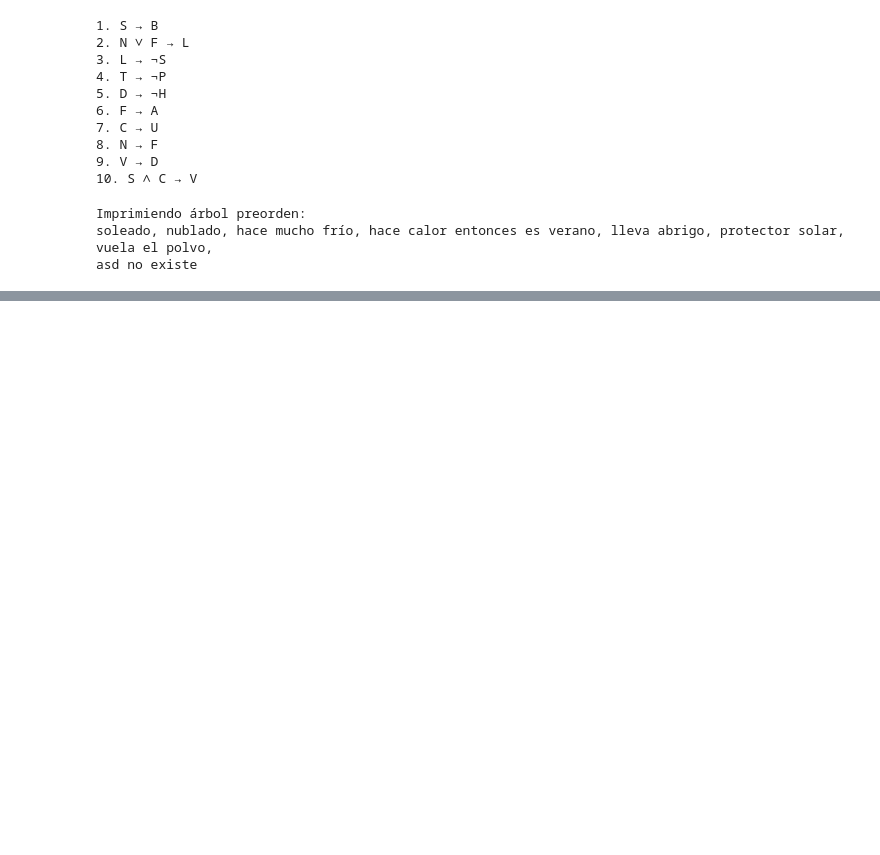
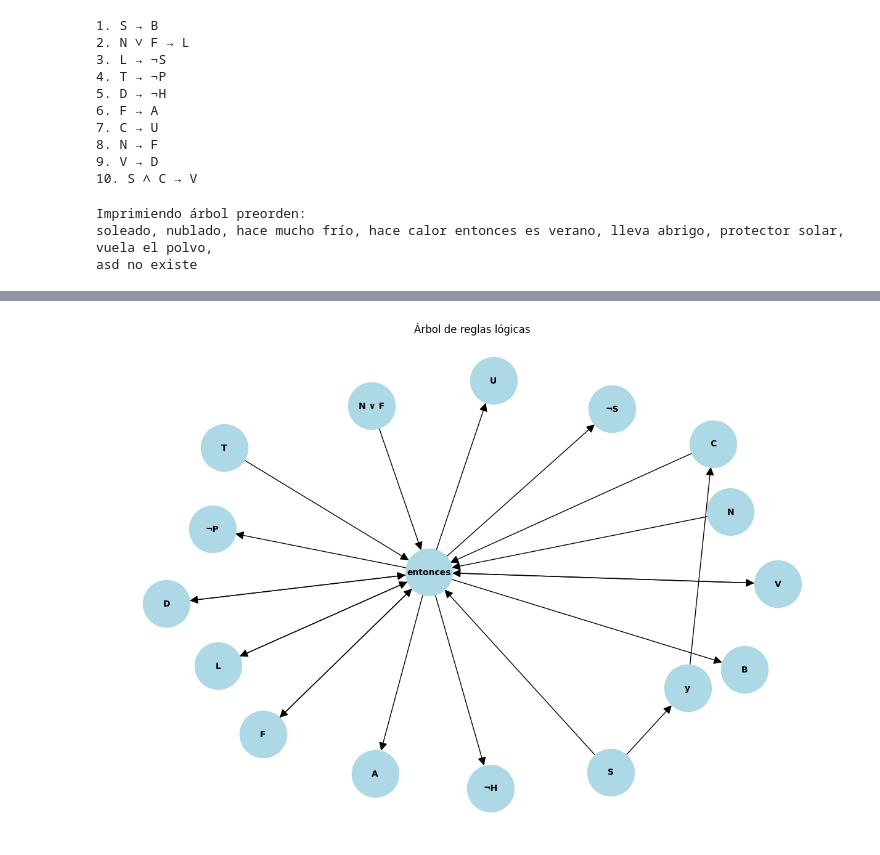
Before and after one commit to faby06156/SistemaExperto, a Jupyter notebook: PruebasEscaner.ipynb, the cells around one changed output, grey strips where cells are left out. Drawn from its saved outputs; the diff is of its cells as text; code cells hidden in the pictures; blank space fills up the shorter version.

Commit message:
GRAFO

```diff
--- a/PruebasEscaner.ipynb
+++ b/PruebasEscaner.ipynb
@@ -273,0 +290,67 @@ asd no existe
+# %%
+import networkx as nx
+import matplotlib.pyplot as plt
+
+# Definición del nodo central con una frase
+frase_central = "Reglas Lógicas"
+arbol_logico = {
+    frase_central: {
+        'S': {  # Si es soleado
+            'entonces': 'B',  # Es un buen día
+            'y': {
+                'C': {  # y hace calor
+                    'entonces': 'V'  # es verano
+                }
+            }
+        },
+        'L': {  # Si llueve
+            'entonces': '¬S'  # No es soleado
+        },
+        'N ∨ F': {  # Si está nublado o hace frío
+            'entonces': 'L'  # Puede llover
+        },
+        'T': {  # Si hay tormenta
+            'entonces': '¬P'  # No es seguro
+        },
+        'D': {  # Si es de noche
+            'entonces': '¬H'  # No hay sol
+        },
+        'F': {  # Si hace frío
+            'entonces': 'A'  # Lleva abrigo
+        },
+        'C': {  # Si hace calor
+            'entonces': 'U'  # Usa protector solar
+        },
+        'N': {  # Si nieva
+            'entonces': 'F'  # Hace mucho frío
+        },
+        'V': {  # Si hay viento
+            'entonces': 'D'  # Vuela el polvo
+        }
+    }
+}
+
+# Crear el grafo dirigido
+G = nx.DiGraph()
+
+# Función para agregar nodos al grafo recursivamente
+def agregar_nodos(arbol, nodo_padre=None):
+    for clave, valor in arbol.items():
+        if nodo_padre:
+            G.add_edge(nodo_padre, clave)
+        if isinstance(valor, dict):
+            agregar_nodos(valor, clave)
+        else:
+            G.add_edge(clave, valor)
+
+# Agregar nodos al grafo
+agregar_nodos(arbol_logico[frase_central])
+
+# Dibujar el grafo con una disposición espaciada
+plt.figure(figsize=(12, 8))
+pos = nx.spring_layout(G, k=1.5, iterations=50)  # Ajustar k y iterations para una mejor disposición
+nx.draw(G, pos, with_labels=True, node_size=3000, node_color='lightblue', font_size=10, font_weight='bold', arrowsize=20)
+plt.title("Árbol de reglas lógicas")
+plt.show()
+# %% [output]
+[figure, added]
```
Also changed, not shown: parts of 1 cell of this notebook, 1 other file.
